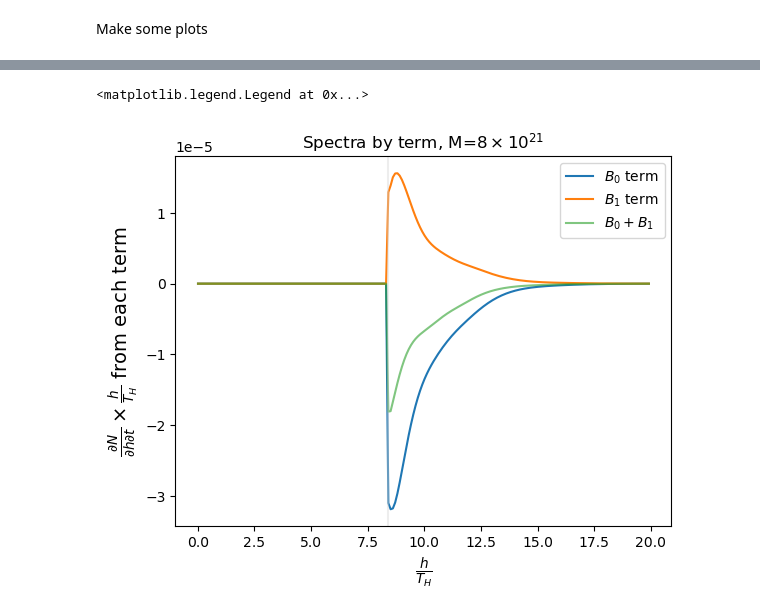
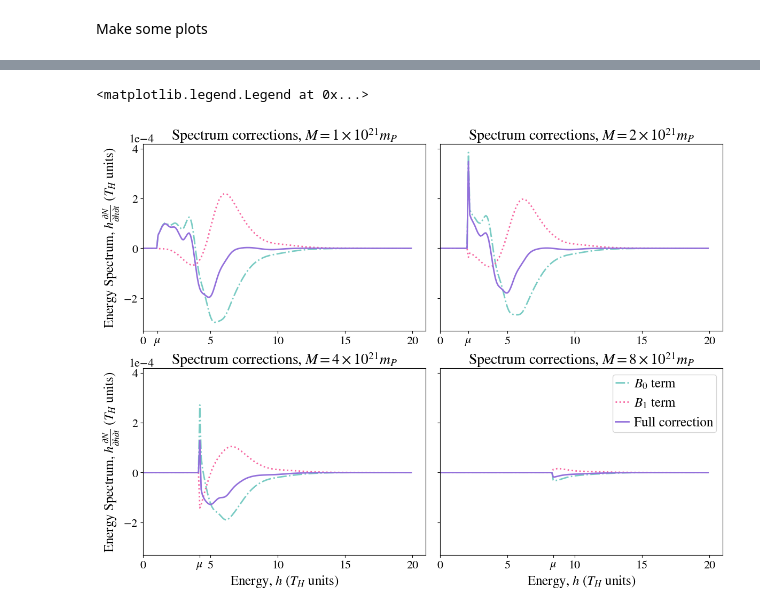
Before and after one commit to hirata10/PrimordialBlackHole, a Jupyter notebook: Transmission/transmission.ipynb, the cells around one changed output, grey strips where cells are left out. Saved outputs shown, nothing was run; the diff lists cells and outputs as text; code cells hidden in the pictures.

Commit message:
Updated notebook
Many changes. Includes Bowen's data an all figures/data from paper

```diff
--- a/Transmission/transmission.ipynb
+++ b/Transmission/transmission.ipynb
@@ -674,7 +563,7 @@ def make_b1(mass, hList, kList, z2, Tarr, dTdZarr, d2TdZ2arr):
     as well as the term-by-term contribution to b1. Assumes alpha, mu defined.
 
     mass: black hole mass in Planck mass units
-    hList: list of energy values
+    hList: list of energy values in units of inverse Planck mass
     kList: list of Schrodinger separation constants (integers, k!=0)
     z2: expectation value of Z^2
     Tarr: array of transmission coefficients, which depends on m, h, aZ, bY, k
@@ -1223,0 +689,14 @@ plt.legend(["k=1","k=2","k=3","k=4","k=5"])
+# %%
+rdpu=plt.get_cmap('RdPu')
+gnbu=plt.get_cmap('GnBu')
+# %%
+#test some matplolib parameters
+plt.rcParams.update({"font.size" : 20})
+plt.rcParams.update({"axes.labelsize" : 18})
+plt.rcParams.update({"xtick.labelsize" : 16})
+plt.rcParams.update({"ytick.labelsize" : 16})
+plt.rcParams.update({"axes.titlesize" : 20})
+plt.rcParams.update({"figure.figsize": (9,6)})
+plt.rcParams.update({"legend.fontsize": 18})
+plt.rcParams['mathtext.fontset'] = 'stix'
+plt.rcParams['font.family'] = 'STIXGeneral'
@@ -1224,42 +786,40 @@ plt.legend(["k=1","k=2","k=3","k=4","k=5"])
 # %%
-#Plot setup
-m=8e21
+fig , axes = plt.subplots(figsize = (14,10), nrows = 2, ncols=2, sharex = False, sharey=True,\
+                               gridspec_kw = {'wspace':0.05, 'hspace':0.2})
 
-if m==1e21:
-    mi=0
-    mstr=r"$1 \times 10^{21}$"
-elif m==2e21:
-    mi=1
-    mstr=r"$2 \times 10^{21}$"
-elif m==4e21:
-    mi=2
-    mstr=r"$4 \times 10^{21}$"
-elif m==8e21:
-    mi=3
-    mstr=r"$8 \times 10^{21}$"
-else:
-    print("m out of range")
-    mi=4
+ax = axes.flatten()
+for i, axis in enumerate(ax):
+    #define the variables
+    m = mlist[i]
+    hlist= harray[i]
+    b0=b0array[i]
+    b1=b1array[i]
 
-hlist=harray[mi]
-b0=b0array[mi]
-b1=b1array[mi]
-tu=tuarray[mi]
-
-#Plotting
-plt.plot(hlist*(8*np.pi*m),b0*hlist*(8*np.pi*m))
-plt.plot(hlist*(8*np.pi*m),b1*hlist*(8*np.pi*m))
-#plt.plot(hlist*(8*np.pi*m),tu*hlist*(8*np.pi*m)*np.pi*alpha)
-plt.plot(hlist*(8*np.pi*m),(b0+b1)*hlist*(8*np.pi*m),alpha=0.6)
-plt.axvline(x=mu*(8*np.pi*m),color="lightgray",alpha=0.4)
-plt.ticklabel_format(style='scientific',axis='y', scilimits=(0, 0))
-plt.xlabel(r"$\frac{h}{T_H}$",fontsize=14)
-plt.ylabel(r"$\frac{\partial N}{\partial h \partial t} \times \frac{h}{T_H}$ from each term",fontsize=14)
-plt.title("Spectra by term, M="+mstr)
-#plt.legend(["B0 term","B1 term",r"Unperturbed$\times \pi \alpha$","B0+B1"])
-plt.legend([r"$B_0$ term",r"$B_1$ term",r"$B_0 + B_1$"])
-#plt.legend(["B0 term","B1 term"])
-#plt.xlim(8,10)
+    axis.plot(hlist*(8*np.pi*m),b0*hlist*(8*np.pi*m),color=gnbu(0.5),linestyle='-.',lw=2)
+    axis.plot(hlist*(8*np.pi*m),b1*hlist*(8*np.pi*m),color=rdpu(0.5),linestyle=':',lw=2)
+    axis.plot(hlist*(8*np.pi*m),(b0+b1)*hlist*(8*np.pi*m),color='mediumpurple',linestyle='-',lw=2)
+    #axis.axvline(x=mu*(8*np.pi*m),color="lightgray",alpha=0.4)
+    axis.ticklabel_format(style='scientific',axis='y', scilimits=(0, 0))
+    axis.set_title(r"Spectrum corrections, $M="+str(m)[0]+r"\times 10^{"+str(m)[3:5]+"} m_{P}$")
+    axis.yaxis.get_offset_text().set_position((-0.05, 0))
+    axis.set_xlim(0,21)
+#set the x labels and x ticks
+axes[1][0].set_xlabel(r"Energy, $h$ ($T_H$ units)",fontsize=18)
+axes[1][1].set_xlabel(r"Energy, $h$ ($T_H$ units)",fontsize=18)
+axes[0][0].set_xticks([0,5,10,15,20,mu*(8*np.pi*1e21)])
+axes[0][0].set_xticklabels(["0","5","10","15","20",r'$\mu$'])
+axes[0][1].set_xticks([0,5,10,15,20,mu*(8*np.pi*2e21)])
+axes[0][1].set_xticklabels(["0","5","10","15","20",r'$\mu$'])
+axes[1][0].set_xticks([0,5,10,15,20,mu*(8*np.pi*4e21)])
+axes[1][0].set_xticklabels(["0","5","10","15","20",r'$\mu$'])
+axes[1][1].set_xticks([0,5,10,15,20,mu*(8*np.pi*8e21)])
+axes[1][1].set_xticklabels(["0","5","10","15","20",r'$\mu$'])
+#set the y labels
+axes[0][0].set_ylabel(r"Energy Spectrum, $h\frac{\partial N}{\partial h \partial t}$ ($T_H$ units)",fontsize=18)
+axes[1][0].set_ylabel(r"Energy Spectrum, $h\frac{\partial N}{\partial h \partial t}$ ($T_H$ units)",fontsize=18)
+axes[1][1].legend([r"$B_0$ term",r"$B_1$ term","Full correction"],fontsize=18,handlelength=1,handletextpad=0.4, borderpad=0.2)
+#plt.savefig("B0B1Breakdown.pdf", format='pdf')
+#plt.savefig("B0B1Breakdown.png", format='png')
 # %% [output]
 <matplotlib.legend.Legend at 0x...>
-[figure, old version]
+[figure, new version]
```
Also changed, not shown: parts of 79 cells of this notebook.
